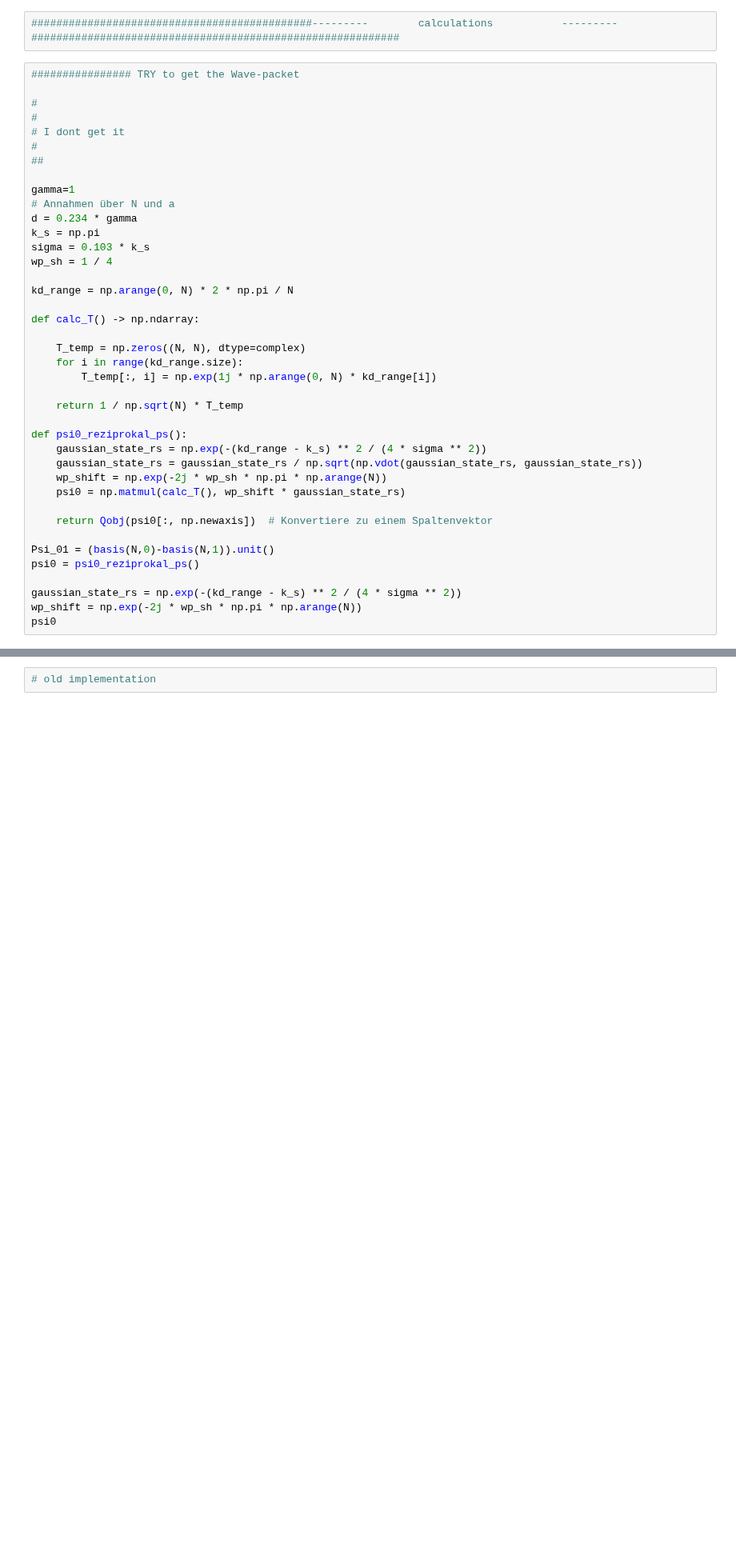
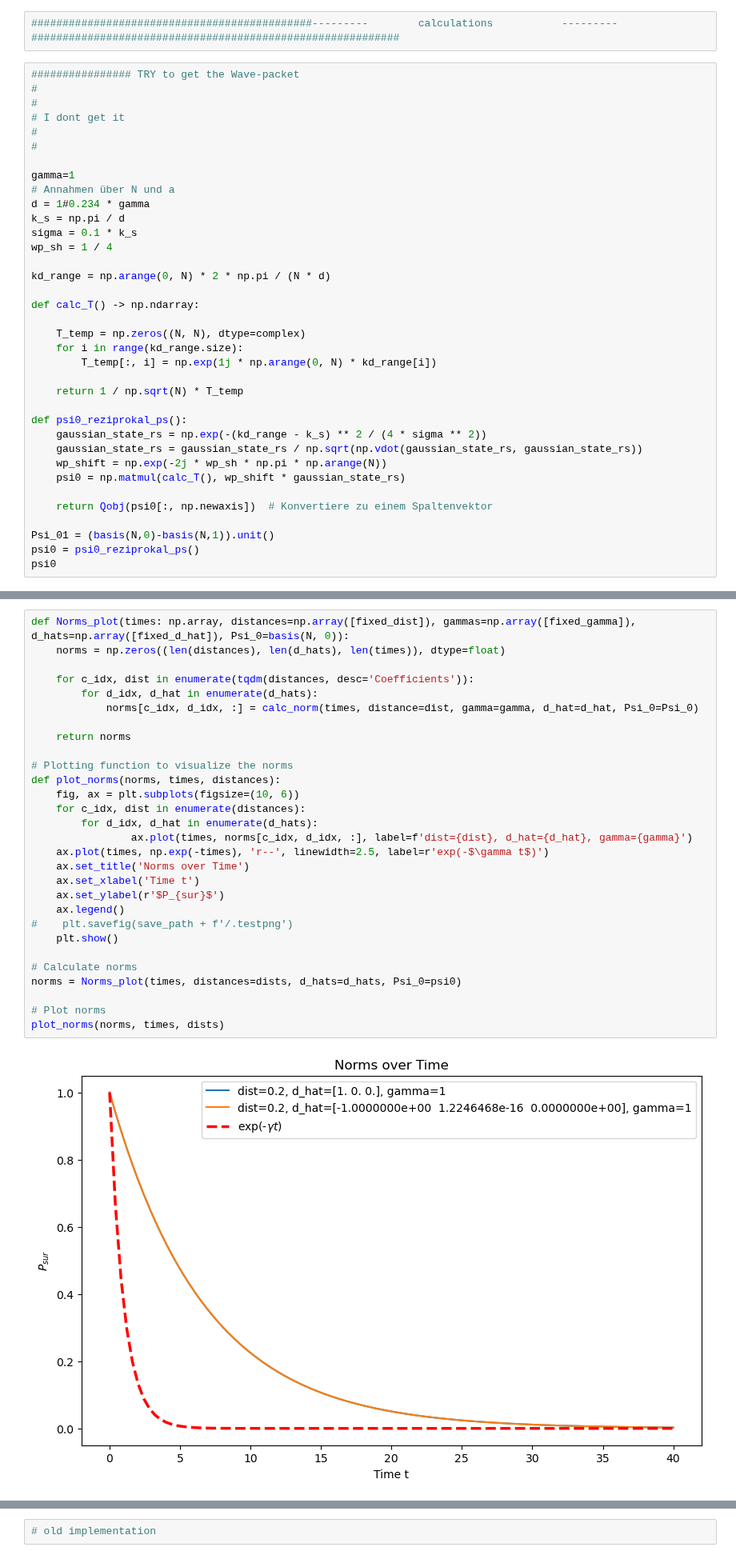
Before and after one commit to LBPhysics/GIT_Code_BA, a Jupyter notebook: Continuation/Qutip/Qutip_N_atoms - Kopie.ipynb, the cells around one changed output, grey strips where cells are left out. Shown at 80% size. Cells and saved outputs as stored; diff of their text form; blank space fills up the shorter version.

Commit message:
bissle confusion mit plotting aber vielversprechend

```diff
--- a/Continuation/Qutip/Qutip_N_atoms - Kopie.ipynb
+++ b/Continuation/Qutip/Qutip_N_atoms - Kopie.ipynb
@@ -245,21 +252,20 @@ def GAMMA_ani(data, filename_prefix, gammas):
 #############################################---------        calculations           ---------###########################################################
 # %%
 ################ TRY to get the Wave-packet
-
 #
 #
 # I dont get it
 #
-##
+#
 
 gamma=1
 # Annahmen über N und a
-d = 0.234 * gamma
-k_s = np.pi
-sigma = 0.103 * k_s
+d = 1#0.234 * gamma
+k_s = np.pi / d
+sigma = 0.1 * k_s
 wp_sh = 1 / 4
 
-kd_range = np.arange(0, N) * 2 * np.pi / N
+kd_range = np.arange(0, N) * 2 * np.pi / (N * d)
 
 def calc_T() -> np.ndarray:
 
@@ -279,7 +285,4 @@ def psi0_reziprokal_ps():
 
 Psi_01 = (basis(N,0)-basis(N,1)).unit()
 psi0 = psi0_reziprokal_ps()
-
-gaussian_state_rs = np.exp(-(kd_range - k_s) ** 2 / (4 * sigma ** 2))
-wp_shift = np.exp(-2j * wp_sh * np.pi * np.arange(N))
 psi0
@@ -286 +291,32 @@ psi0
+# %%
+def Norms_plot(times: np.array, distances=np.array([fixed_dist]), gammas=np.array([fixed_gamma]), d_hats=np.array([fixed_d_hat]), Psi_0=basis(N, 0)):
+    norms = np.zeros((len(distances), len(d_hats), len(times)), dtype=float)
+
+    for c_idx, dist in enumerate(tqdm(distances, desc='Coefficients')):
+        for d_idx, d_hat in enumerate(d_hats):
+            norms[c_idx, d_idx, :] = calc_norm(times, distance=dist, gamma=gamma, d_hat=d_hat, Psi_0=Psi_0)
+
+    return norms
+
+# Plotting function to visualize the norms
+def plot_norms(norms, times, distances):
+    fig, ax = plt.subplots(figsize=(10, 6))
+    for c_idx, dist in enumerate(distances):
+        for d_idx, d_hat in enumerate(d_hats):
+                ax.plot(times, norms[c_idx, d_idx, :], label=f'dist={dist}, d_hat={d_hat}, gamma={gamma}')
+    ax.plot(times, np.exp(-times), 'r--', linewidth=2.5, label=r'exp(-$\gamma t$)')
+    ax.set_title('Norms over Time')
+    ax.set_xlabel('Time t')
+    ax.set_ylabel(r'$P_{sur}$')
+    ax.legend()
+#    plt.savefig(save_path + f'/.testpng')
+    plt.show()
+
+# Calculate norms
+norms = Norms_plot(times, distances=dists, d_hats=d_hats, Psi_0=psi0)
+
+# Plot norms
+plot_norms(norms, times, dists)
+# %% [output]
+[figure, added]
 # %%
```
Also changed, not shown: parts of 6 cells of this notebook.
